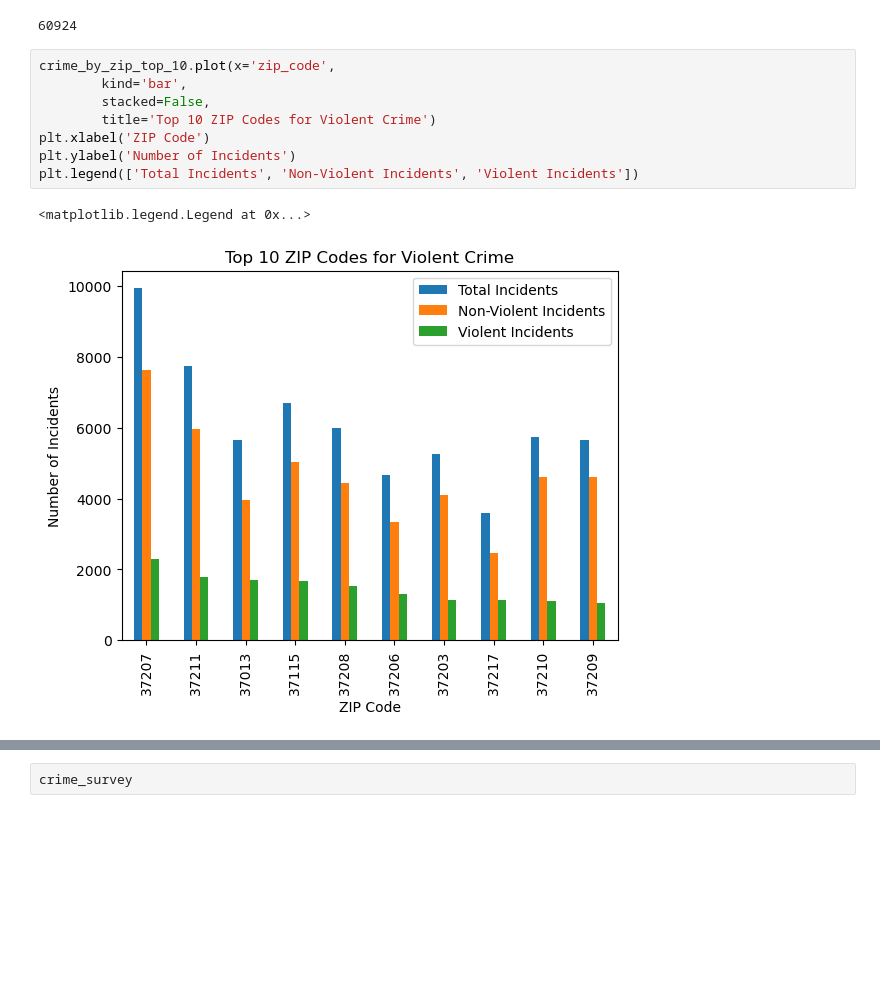
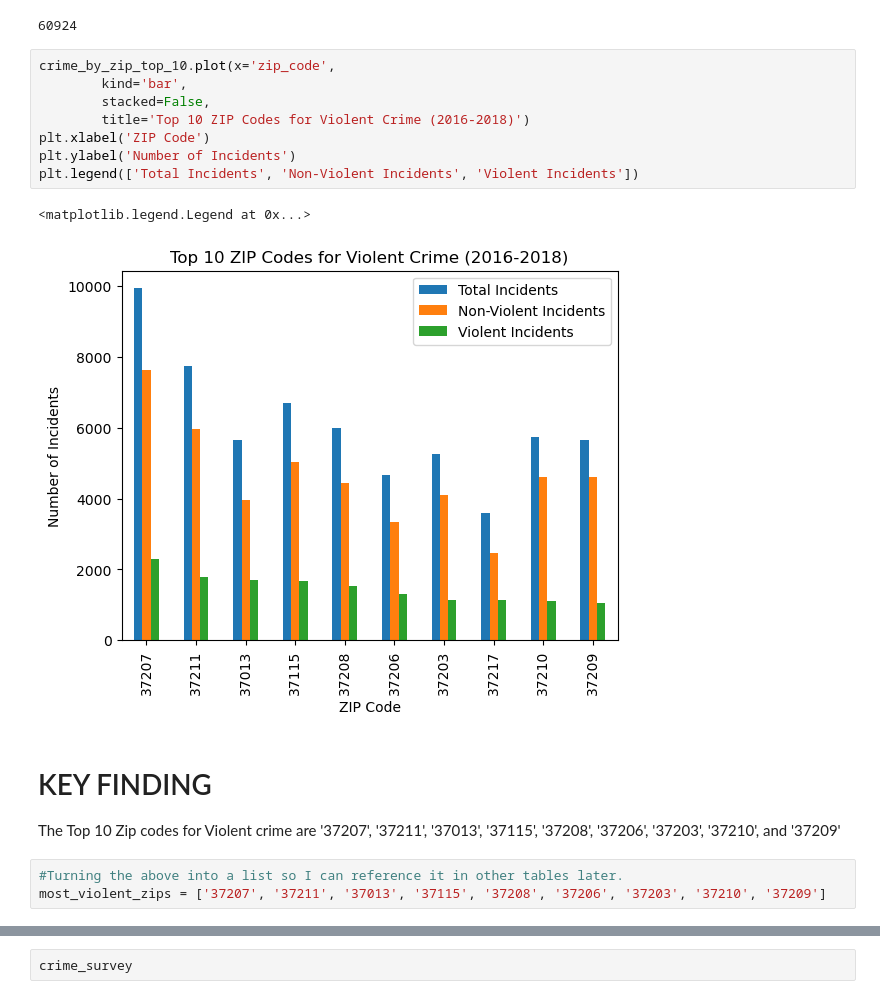
Before and after one commit to edwardbrown750/nss_da9_Capstone, a Jupyter notebook: notebook/ed_brown_da9_capstone_analysis_notebook.ipynb, the cells around one changed output, grey strips where cells are left out. Cells and saved outputs as stored; diff of their text form; blank space fills up the shorter version.

```diff
--- a/notebook/ed_brown_da9_capstone_analysis_notebook.ipynb
+++ b/notebook/ed_brown_da9_capstone_analysis_notebook.ipynb
@@ -102,11 +144,17 @@ sum(crime_by_zip_top_10['total_incidents'])
 # %%
 crime_by_zip_top_10.plot(x='zip_code',
         kind='bar',
         stacked=False,
-        title='Top 10 ZIP Codes for Violent Crime')
+        title='Top 10 ZIP Codes for Violent Crime (2016-2018)')
 plt.xlabel('ZIP Code')
 plt.ylabel('Number of Incidents')
 plt.legend(['Total Incidents', 'Non-Violent Incidents', 'Violent Incidents'])
 # %% [output]
 <matplotlib.legend.Legend at 0x...>
-[figure, old version]
+[figure, new version]
+# %% [markdown]
+# KEY FINDING
+The Top 10 Zip codes for Violent crime are '37207', '37211', '37013', '37115', '37208', '37206', '37203', '37210', and '37209'
+# %%
+#Turning the above into a list so I can reference it in other tables later.
+most_violent_zips = ['37207', '37211', '37013', '37115', '37208', '37206', '37203', '37210', '37209']
```
Also changed, not shown: parts of 28 cells of this notebook, 1 other file.
